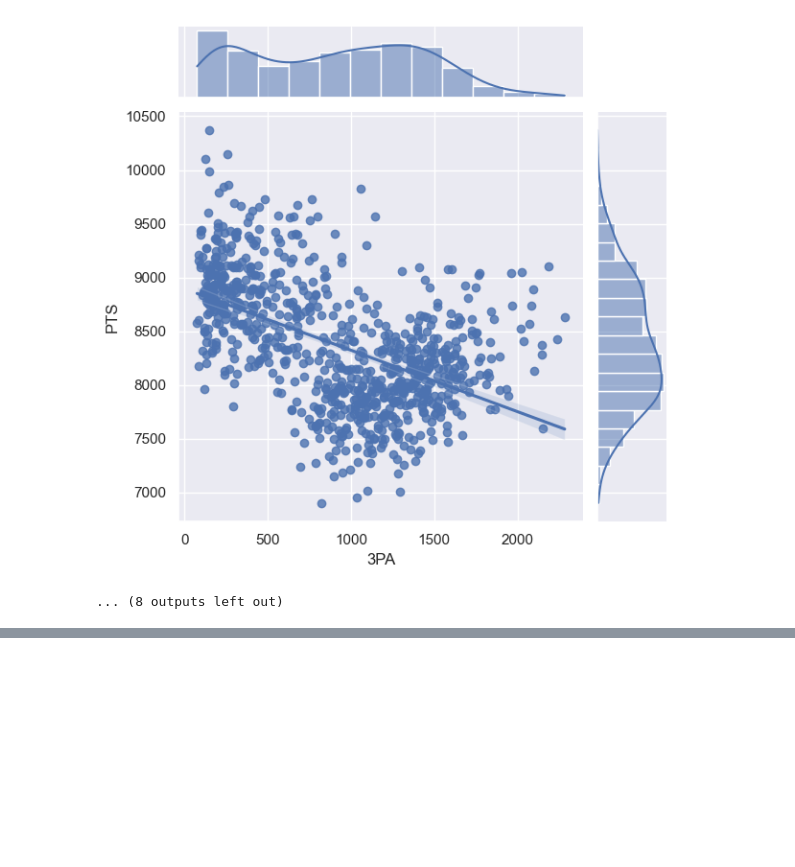
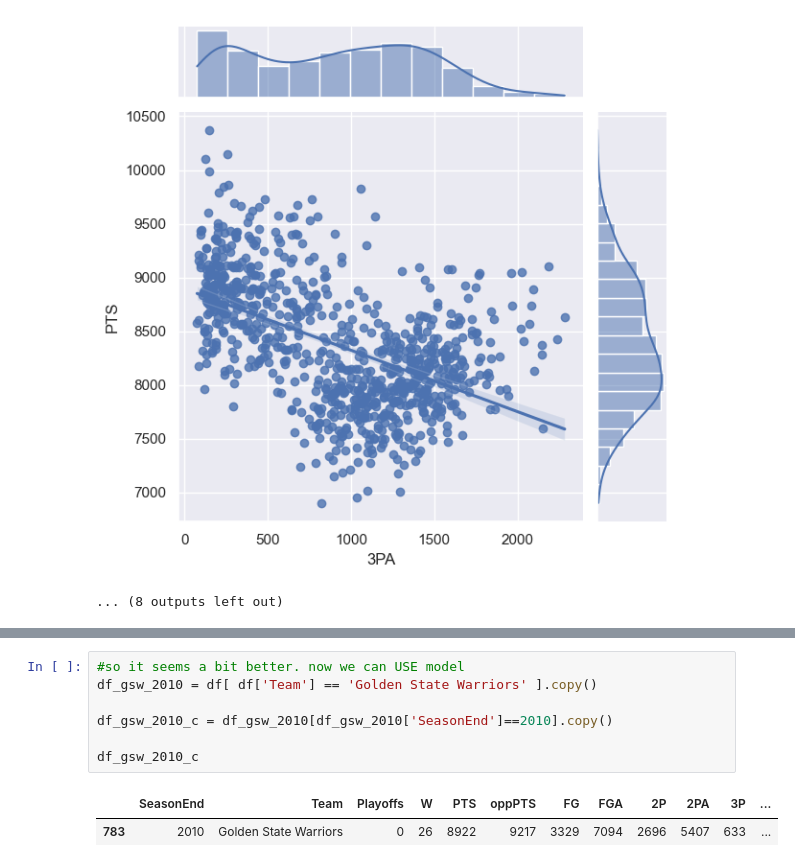
Before and after one commit to KevinDsouza03/my-fork-2023-fall-data-science-fridays, a Jupyter notebook: Week-06-Regression/Kevin-Dsouza-Regression-HW.ipynb, the cells around one changed output, grey strips where cells are left out. Saved outputs shown, nothing was run; the diff lists cells and outputs as text; blank space fills up the shorter version.

```diff
--- a/Week-06-Regression/Kevin-Dsouza-Regression-HW.ipynb
+++ b/Week-06-Regression/Kevin-Dsouza-Regression-HW.ipynb
@@ -240,0 +247,10 @@ Notes:
+# %%
+#so it seems a bit better. now we can USE model
+df_gsw_2010 = df[ df['Team'] == 'Golden State Warriors' ].copy()
+
+df_gsw_2010_c = df_gsw_2010[df_gsw_2010['SeasonEnd']==2010].copy()
+
+df_gsw_2010_c
+# %% [output]
+|  | SeasonEnd | Team | Playoffs | W | PTS | oppPTS | FG | FGA | 2P | 2PA | 3P | ... |
+| 783 | 2010 | Golden State Warriors | 0 | 26 | 8922 | 9217 | 3329 | 7094 | 2696 | 5407 | 633 | ... |
```
Also changed, not shown: parts of 3 cells of this notebook.
